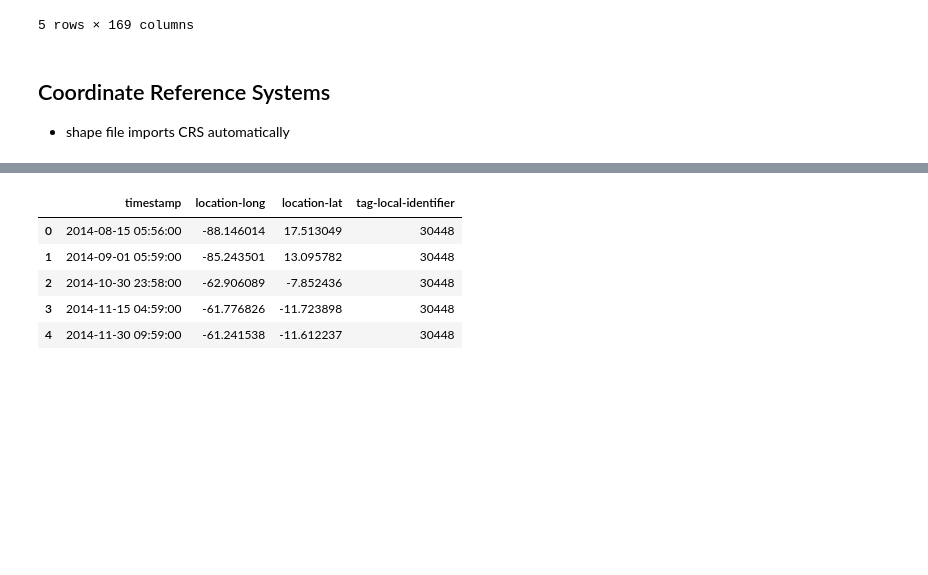
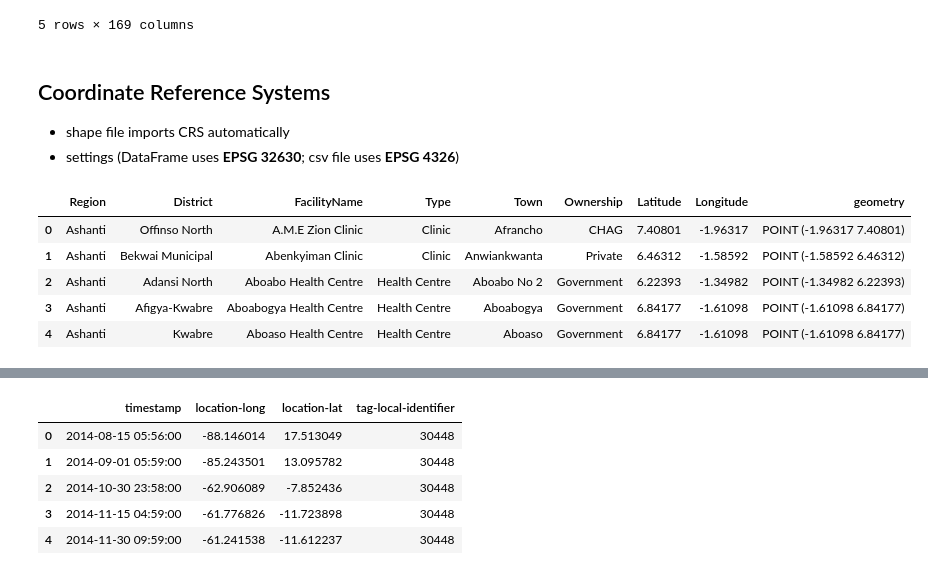
Before and after one commit to Kkhurana007/kaggle_python_practice, a Jupyter notebook: Geopandas.ipynb, the cells around one changed output, grey strips where cells are left out. Cells and saved outputs as stored; diff of their text form; code cells hidden in the pictures; blank space fills up the shorter version.

```diff
--- a/Geopandas.ipynb
+++ b/Geopandas.ipynb
@@ -157,3 +163,23 @@ world.head()
 ## Coordinate Reference Systems
 
 - shape file imports CRS automatically
+- settings (DataFrame uses __EPSG 32630__; csv file uses __EPSG 4326__)
+# %%
+facilities_df = pd.read_csv('geopandas\health_facilities.csv')
+
+# convert to GeoDataFrame
+facilities = gpd.GeoDataFrame(facilities_df, geometry = gpd.points_from_xy
+                              (facilities_df.Longitude, facilities_df.Latitude))
+
+# set CRS
+facilities.crs = ('epsg:4326')
+
+#view first 5 rows
+facilities.head()
+# %% [output]
+|  | Region | District | FacilityName | Type | Town | Ownership | Latitude | Longitude | geometry |
+| 0 | Ashanti | Offinso North | A.M.E Zion Clinic | Clinic | Afrancho | CHAG | 7.40801 | -1.96317 | POINT (-1.96317 7.40801) |
+| 1 | Ashanti | Bekwai Municipal | Abenkyiman Clinic | Clinic | Anwiankwanta | Private | 6.46312 | -1.58592 | POINT (-1.58592 6.46312) |
+| 2 | Ashanti | Adansi North | Aboabo Health Centre | Health Centre | Aboabo No 2 | Government | 6.22393 | -1.34982 | POINT (-1.34982 6.22393) |
+| 3 | Ashanti | Afigya-Kwabre | Aboabogya Health Centre | Health Centre | Aboabogya | Government | 6.84177 | -1.61098 | POINT (-1.61098 6.84177) |
+| 4 | Ashanti | Kwabre | Aboaso Health Centre | Health Centre | Aboaso | Government | 6.84177 | -1.61098 | POINT (-1.61098 6.84177) |
```
Also changed, not shown: parts of 27 cells of this notebook.
